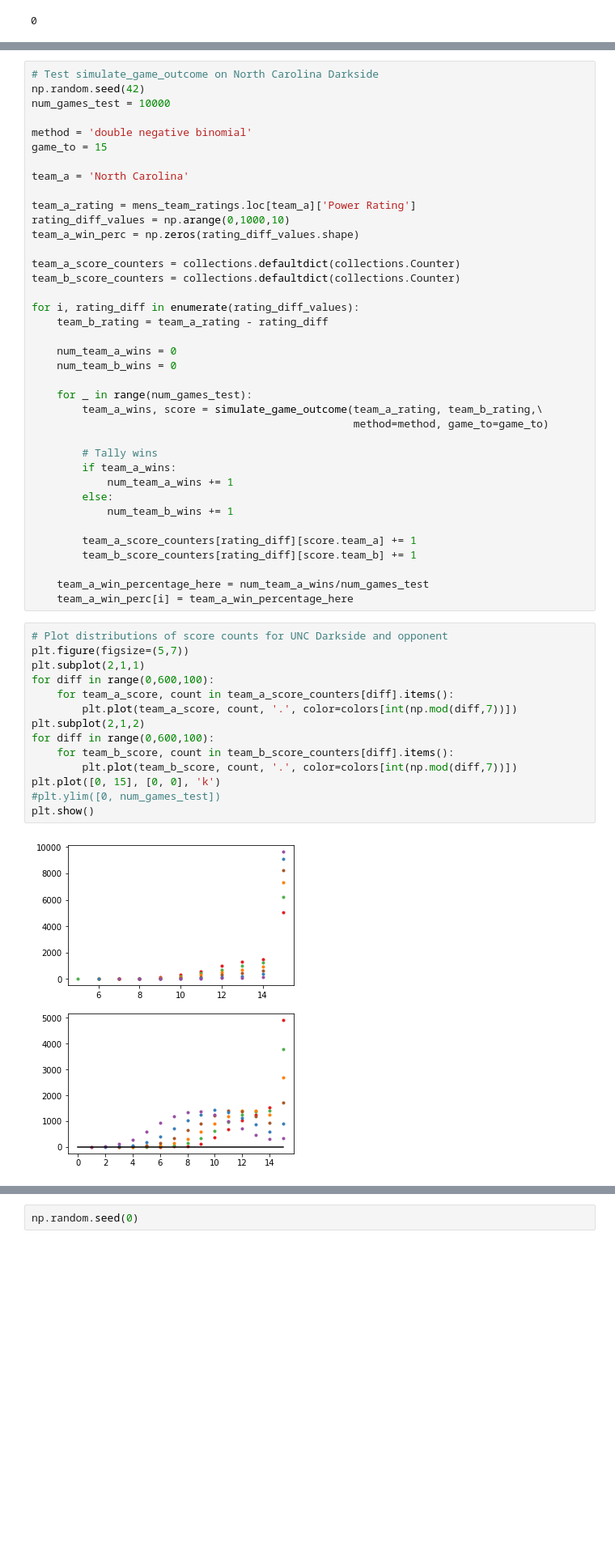
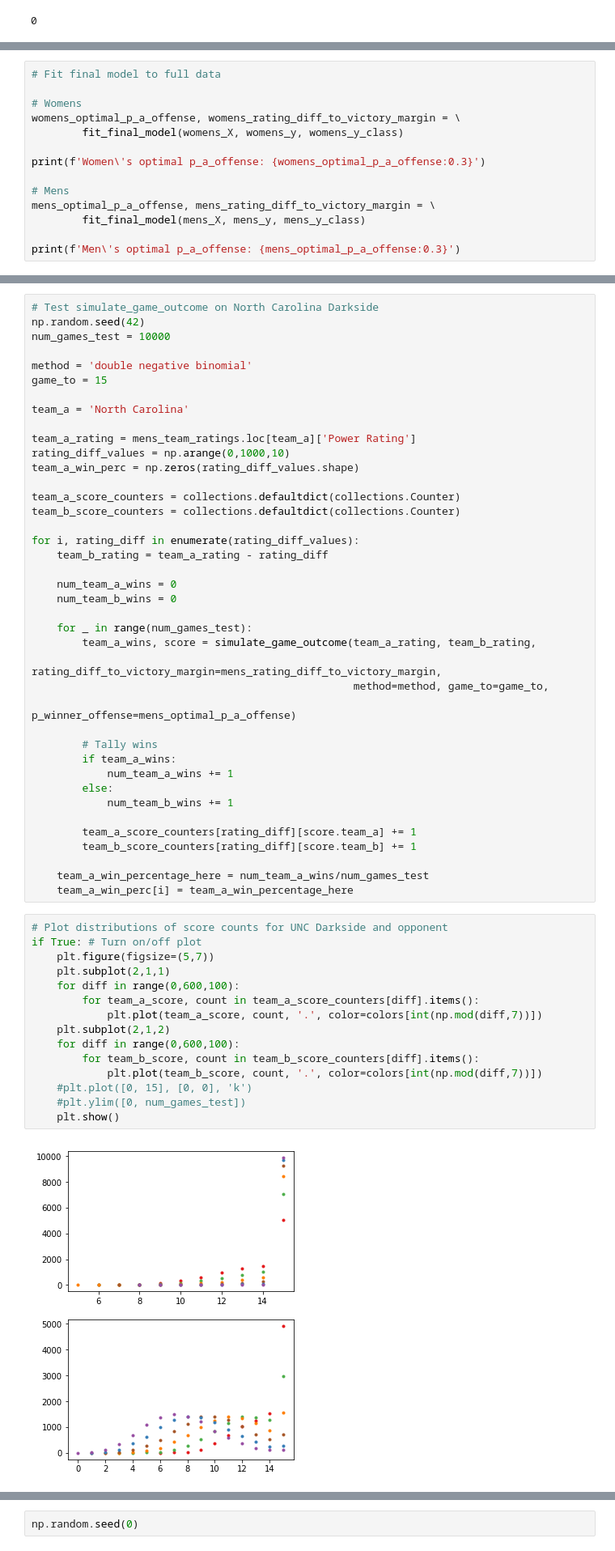
Before and after one commit to dwal3000/college-nationals, a Jupyter notebook: Simulate_Nationals_Outcomes.ipynb, the cells around one changed output, grey strips where cells are left out. Shown at 81% size. Saved outputs shown, nothing was run; the diff lists cells and outputs as text; blank space fills up the shorter version.

```diff
--- a/Simulate_Nationals_Outcomes.ipynb
+++ b/Simulate_Nationals_Outcomes.ipynb
@@ -544,0 +730,14 @@ def simulate_game_outcome(team_a_rating, team_b_rating, \
+# %%
+# Fit final model to full data
+
+# Womens
+womens_optimal_p_a_offense, womens_rating_diff_to_victory_margin = \
+        fit_final_model(womens_X, womens_y, womens_y_class)
+
+print(f'Women\'s optimal p_a_offense: {womens_optimal_p_a_offense:0.3}')
+
+# Mens
+mens_optimal_p_a_offense, mens_rating_diff_to_victory_margin = \
+        fit_final_model(mens_X, mens_y, mens_y_class)
+
+print(f'Men\'s optimal p_a_offense: {mens_optimal_p_a_offense:0.3}')
@@ -566,8 +768,10 @@ for i, rating_diff in enumerate(rating_diff_values):
     num_team_b_wins = 0
 
     for _ in range(num_games_test):
-        team_a_wins, score = simulate_game_outcome(team_a_rating, team_b_rating,\
-                                                   method=method, game_to=game_to)
+        team_a_wins, score = simulate_game_outcome(team_a_rating, team_b_rating,
+                                                   rating_diff_to_victory_margin=mens_rating_diff_to_victory_margin,
+                                                   method=method, game_to=game_to,
+                                                   p_winner_offense=mens_optimal_p_a_offense)
 
         # Tally wins
         if team_a_wins:
@@ -582,20 +786,21 @@ for i, rating_diff in enumerate(rating_diff_values):
     team_a_win_perc[i] = team_a_win_percentage_here
 # %%
 # Plot distributions of score counts for UNC Darkside and opponent
-plt.figure(figsize=(5,7))
-plt.subplot(2,1,1)
-for diff in range(0,600,100):
-    for team_a_score, count in team_a_score_counters[diff].items():
-        plt.plot(team_a_score, count, '.', color=colors[int(np.mod(diff,7))])
-plt.subplot(2,1,2)
-for diff in range(0,600,100):
-    for team_b_score, count in team_b_score_counters[diff].items():
-        plt.plot(team_b_score, count, '.', color=colors[int(np.mod(diff,7))])
-plt.plot([0, 15], [0, 0], 'k')
-#plt.ylim([0, num_games_test])
-plt.show()
+if True: # Turn on/off plot
+    plt.figure(figsize=(5,7))
+    plt.subplot(2,1,1)
+    for diff in range(0,600,100):
+        for team_a_score, count in team_a_score_counters[diff].items():
+            plt.plot(team_a_score, count, '.', color=colors[int(np.mod(diff,7))])
+    plt.subplot(2,1,2)
+    for diff in range(0,600,100):
+        for team_b_score, count in team_b_score_counters[diff].items():
+            plt.plot(team_b_score, count, '.', color=colors[int(np.mod(diff,7))])
+    #plt.plot([0, 15], [0, 0], 'k')
+    #plt.ylim([0, num_games_test])
+    plt.show()
 # %% [output]
-[figure, old version]
+[figure, new version]
 # %%
 # Test Case: Chance of beating Darkside in a single game
 division = 'Men\'s'
```
Also changed, not shown: parts of 66 cells of this notebook, 8 other files.
